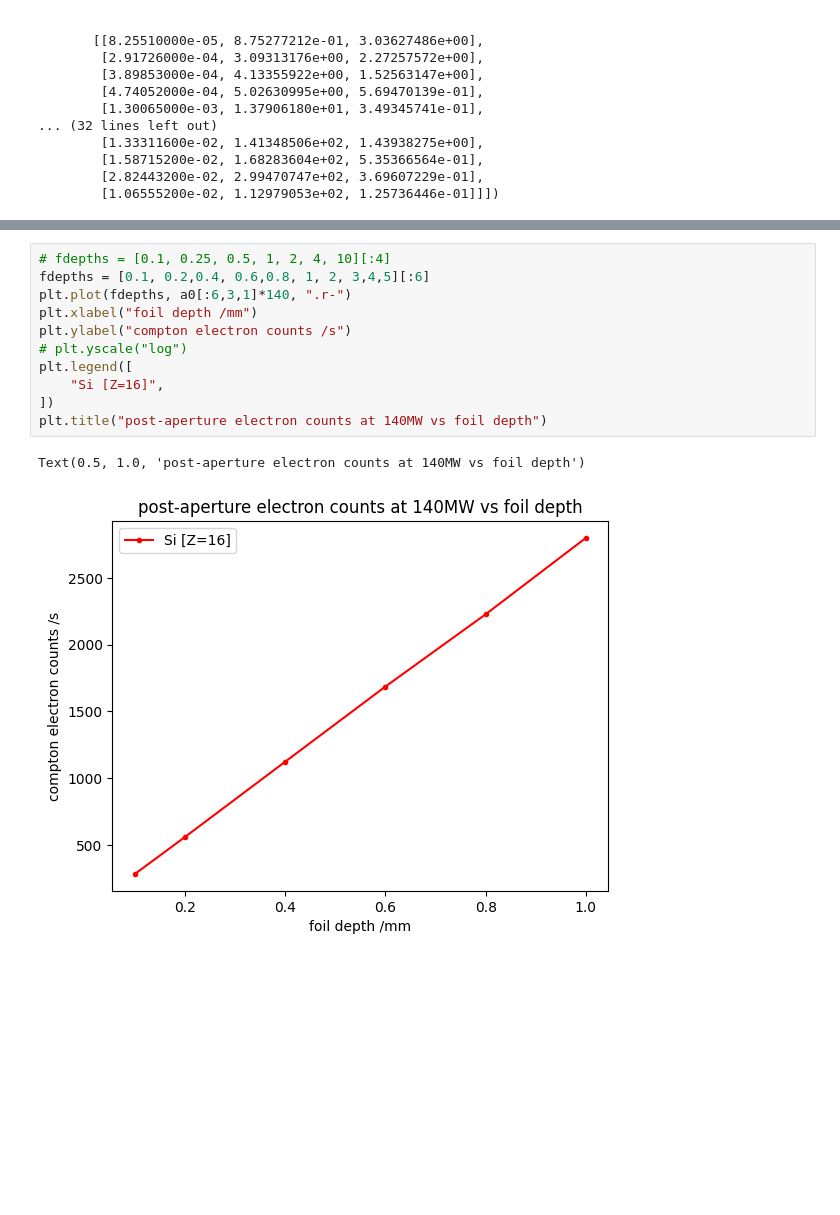
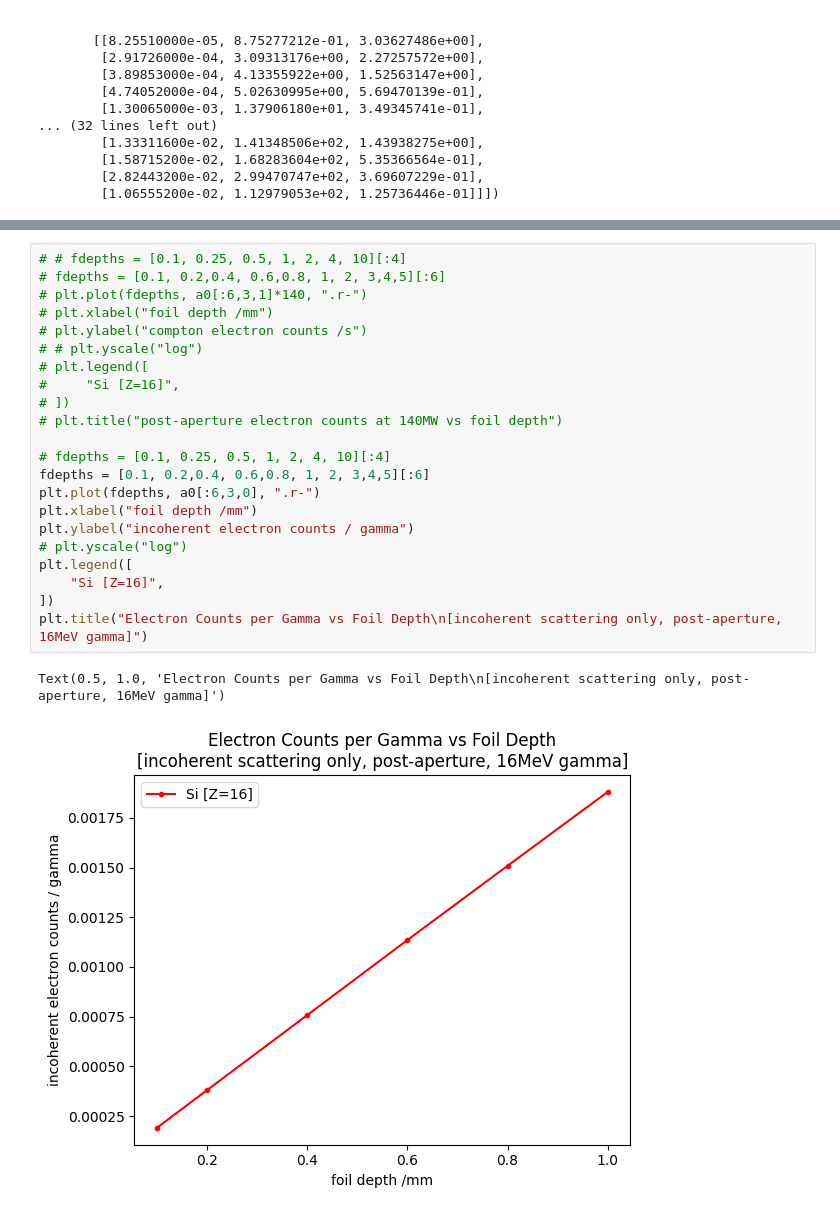
Before and after one commit to SciDev5/magnetic_recoil_spectrometer_tools, a Jupyter notebook: make_graphics.ipynb, the cells around one changed output, grey strips where cells are left out. Drawn from its saved outputs; the diff is of its cells as text; blank space fills up the shorter version.

```diff
--- a/make_graphics.ipynb
+++ b/make_graphics.ipynb
@@ -232,14 +269,25 @@ Text(0.5, 1.0, 'post-aperture electron count vs foil depth')
 # %%
+# # fdepths = [0.1, 0.25, 0.5, 1, 2, 4, 10][:4]
+# fdepths = [0.1, 0.2,0.4, 0.6,0.8, 1, 2, 3,4,5][:6]
+# plt.plot(fdepths, a0[:6,3,1]*140, ".r-")
+# plt.xlabel("foil depth /mm")
+# plt.ylabel("compton electron counts /s")
+# # plt.yscale("log")
+# plt.legend([
+#     "Si [Z=16]",
+# ])
+# plt.title("post-aperture electron counts at 140MW vs foil depth")
+
 # fdepths = [0.1, 0.25, 0.5, 1, 2, 4, 10][:4]
 fdepths = [0.1, 0.2,0.4, 0.6,0.8, 1, 2, 3,4,5][:6]
-plt.plot(fdepths, a0[:6,3,1]*140, ".r-")
+plt.plot(fdepths, a0[:6,3,0], ".r-")
 plt.xlabel("foil depth /mm")
-plt.ylabel("compton electron counts /s")
+plt.ylabel("incoherent electron counts / gamma")
 # plt.yscale("log")
 plt.legend([
     "Si [Z=16]",
 ])
-plt.title("post-aperture electron counts at 140MW vs foil depth")
+plt.title("Electron Counts per Gamma vs Foil Depth\n[incoherent scattering only, post-aperture, 16MeV gamma]")
 # %% [output]
-Text(0.5, 1.0, 'post-aperture electron counts at 140MW vs foil depth')
+Text(0.5, 1.0, 'Electron Counts per Gamma vs Foil Depth\n[incoherent scattering only, post-aperture, 16MeV gamma]')
-[figure, old version]
+[figure, new version]
```
Also changed, not shown: parts of 4 cells of this notebook, 5 other files.
